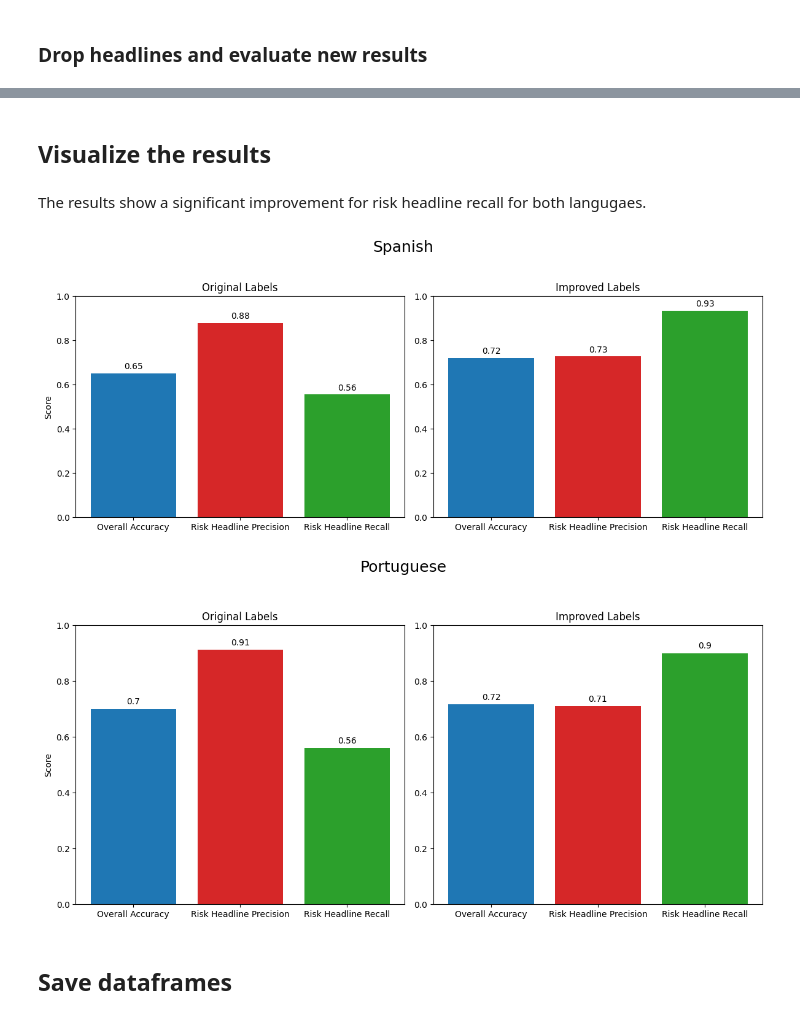
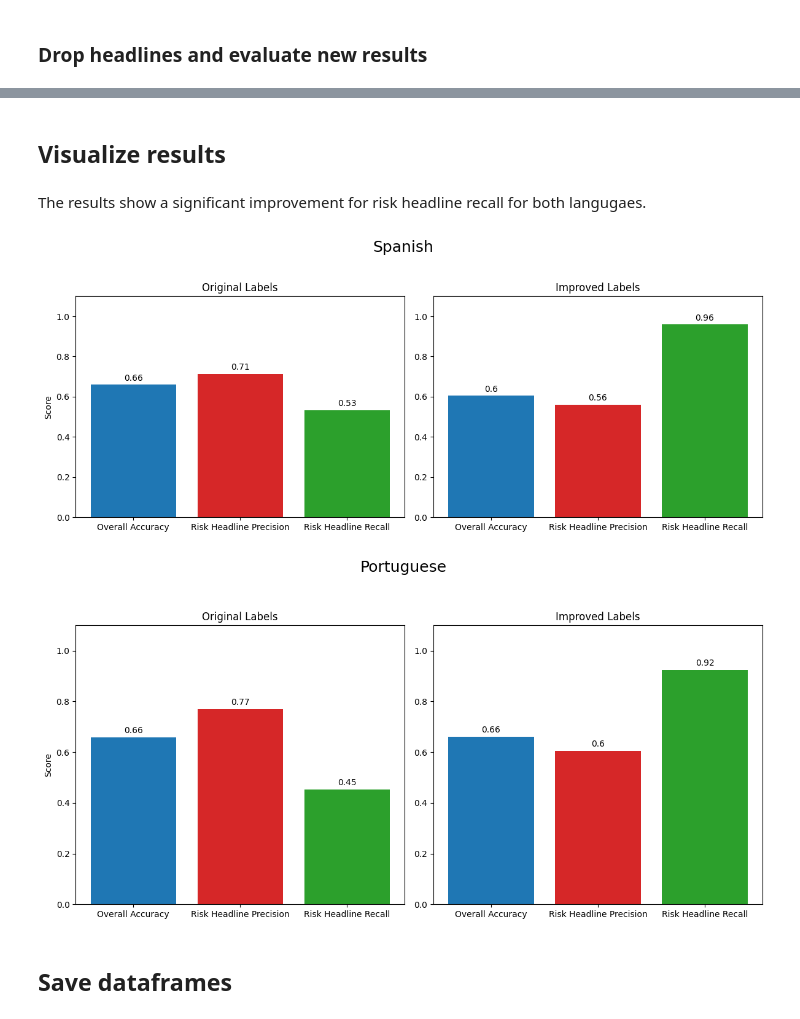
Before and after one commit to jcarterlab/Latin-Risk-Pulse-ML-model, a Jupyter notebook: Notebooks/03_improve_labels.ipynb, the cells around one changed output, grey strips where cells are left out. Drawn from its saved outputs; the diff is of its cells as text; code cells hidden in the pictures.

```diff
--- a/Notebooks/03_improve_labels.ipynb
+++ b/Notebooks/03_improve_labels.ipynb
@@ -200,7 +103,7 @@ The threshold at which false negatives are no longer common is located and used
 def view_nonrisk_highest_rows(df, start, end):
     temp_df = df.loc[pd.isna(df.risk_type)].sort_values('y_pred_prob')
     print()
-    print('Non-risk headlines: ' + str(len(temp_df)))
+    print('Total non-risk headlines: ' + str(len(temp_df)))
     print()
     selected_index_df = temp_df.iloc[start:end, :]
     for i in range(len(selected_index_df)):
@@ -208,6 +111,6 @@ def view_nonrisk_highest_rows(df, start, end):
     percent = end / len(temp_df)
     return percent
 
-spanish_false_negative_percent = view_nonrisk_highest_rows(spanish_df_1, 8990, 9000)
-portuguese_false_negative_percent = view_nonrisk_highest_rows(portuguese_df_1, 2090, 2100)
+spanish_false_negative_percent = view_nonrisk_highest_rows(spanish_df_1, 7990, 8000)
+portuguese_false_negative_percent = view_nonrisk_highest_rows(portuguese_df_1, 1990, 2000)
 # %% [output]
@@ -358,22 +261,26 @@ A model is trained on the filtered dataset and evaluated on the set aside data.
 # %%
 # evaluates a filtered dataset against new headlines
-def logistic_regression(train_df, put_aside_df, language, colors):
+def fit_evaluate(train_df, put_aside_df, language, colors):
+    # prints the language
     print()
     print('*** ' + language + ' ***')
     print()
 
-    X_train, X_test, y_train, y_test = split_data(train_df, test_size=0.01)
+    # instantiate vectorizer
     vectorizer = TfidfVectorizer()
+
+    # prepare data
+    X_train, X_test, y_train, y_test = split_data(train_df, test_size=0.001)
     X_train_tfidf = vectorizer.fit_transform(X_train)
+    X_test_tfidf = vectorizer.transform(put_aside_df.headline)
+    y_test = [int(pd.notna(x)) for x in put_aside_df.risk_type]
 
+    # fit logistic regression model
     model = LogisticRegression()
     model.fit(X_train_tfidf, y_train)
 
-    print(str(round(len(put_aside_df)/1000, 2)) + 'K put aside headlines')
-
-    X_test_tfidf = vectorizer.transform(put_aside_df.headline)
-    y_test = [int(pd.notna(x)) for x in put_aside_df.risk_type]
-
+    # evaluate data
+    print(str(len(put_aside_df)) + ' put aside headlines')
     return evaluate_model(model, X_test_tfidf, y_test, colors)
 # %% [markdown]
 ### Evaluate original labels
@@ -382,7 +289,7 @@ Evaluates the results of using the original labels.
 # %%
 # trains and evaluates a model on the unfiltered data
-unfiltered_spanish_classification_report_ = logistic_regression(spanish_df, spanish_put_aside_df, language='Spanish', colors='Reds')
-unfiltered_portuguese_classification_report_ = logistic_regression(portuguese_df, portuguese_put_aside_df, language='Portuguese', colors='Oranges')
+unfiltered_spanish_classification_report_ = fit_evaluate(spanish_train_df, spanish_put_aside_df, language='Spanish', colors='Reds')
+unfiltered_portuguese_classification_report_ = fit_evaluate(portuguese_train_df, portuguese_put_aside_df, language='Portuguese', colors='Oranges')
 # %% [output]
 *** Spanish ***
 
@@ -502,8 +409,8 @@ new_filtered_spanish_df = create_filtered_df(spanish_df_3, spanish_df_4, new_spa
 new_filtered_portuguese_df = create_filtered_df(portuguese_df_3, portuguese_df_4, new_portuguese_percent)
 
 # evaluates the results
-filtered_spanish_classification_report_ = logistic_regression(new_filtered_spanish_df, spanish_put_aside_df, language='Spanish', colors='Reds')
-filtered_portuguese_classification_report_ = logistic_regression(new_filtered_portuguese_df, portuguese_put_aside_df, language='Portuguese', colors='Oranges')
+filtered_spanish_classification_report_ = fit_evaluate(new_filtered_spanish_df, spanish_put_aside_df, language='Spanish', colors='Reds')
+filtered_portuguese_classification_report_ = fit_evaluate(new_filtered_portuguese_df, portuguese_put_aside_df, language='Portuguese', colors='Oranges')
 # %% [output]
 *** Spanish ***
 
@@ -538,5 +445,5 @@ weighted avg       0.72      0.72      0.70       546
 # %% [markdown]
-## Visualize the results
+## Visualize results
 # %% [markdown]
 The results show a significant improvement for risk headline recall for both langugaes.
 # %%
@@ -575,7 +482,7 @@ fig, axs = plt.subplots(1, 2, figsize=(12, 5))
 # plot baseline model stats for Spanish
 bars = axs[0].bar(labels, base_model_spanish, color=colors)
 axs[0].set_title('Original Labels')
-axs[0].set_ylim(0, 1)
+axs[0].set_ylim(0, 1.1)
 axs[0].set_ylabel('Score')
 
 # add numeric labels on top of the bars
@@ -586,7 +493,7 @@ for bar in bars:
 # plot new model stats for Spanish
 bars = axs[1].bar(labels, new_model_spanish, color=colors)
 axs[1].set_title('Improved Labels')
-axs[1].set_ylim(0, 1)
+axs[1].set_ylim(0, 1.1)
 
 # add numeric labels on top of the bars
 for bar in bars:
@@ -611,38 +518,38 @@ fig, axs = plt.subplots(1, 2, figsize=(12, 6))
 # plot baseline model stats for Portuguese
 bars = axs[0].bar(labels, base_model_portuguese, color=colors)
 axs[0].set_title('Original Labels')
-axs[0].set_ylim(0, 1)
+axs[0].set_ylim(0, 1.1)
 axs[0].set_ylabel('Score')
 
 # add numeric labels on top of the bars
 for bar in bars:
     yval = bar.get_height()
     axs[0].text(bar.get_x() + bar.get_width() / 2, yval + 0.01, round(yval, 2), ha='center', va='bottom')
 
 # plot new model stats for Portuguese
 bars = axs[1].bar(labels, new_model_portuguese, color=colors)
 axs[1].set_title('Improved Labels')
-axs[1].set_ylim(0, 1)
+axs[1].set_ylim(0, 1.1)
 
 # add numeric labels on top of the bars
 for bar in bars:
     yval = bar.get_height()
     axs[1].text(bar.get_x() + bar.get_width() / 2, yval + 0.01, round(yval, 2), ha='center', va='bottom')
 
 # add overall title for Portuguese
 fig.suptitle('Portuguese', fontsize=18, y=1)
 
 # adjust layout for better spacing
 plt.tight_layout(rect=[0, 0, 1, 0.95])
 
 # save image
 plt.savefig('../Images/improve_labels_portuguese_metrics.png', dpi=600, bbox_inches='tight')
 
 # show the Portuguese plot
 plt.show()
 # %% [output]
-[figure, old version]
+[figure, new version]
-[figure, old version]
+[figure, new version]
 # %% [markdown]
 ## Save dataframes
 # %% [markdown]
```
Also changed, not shown: parts of 36 cells of this notebook, 4 other files.
